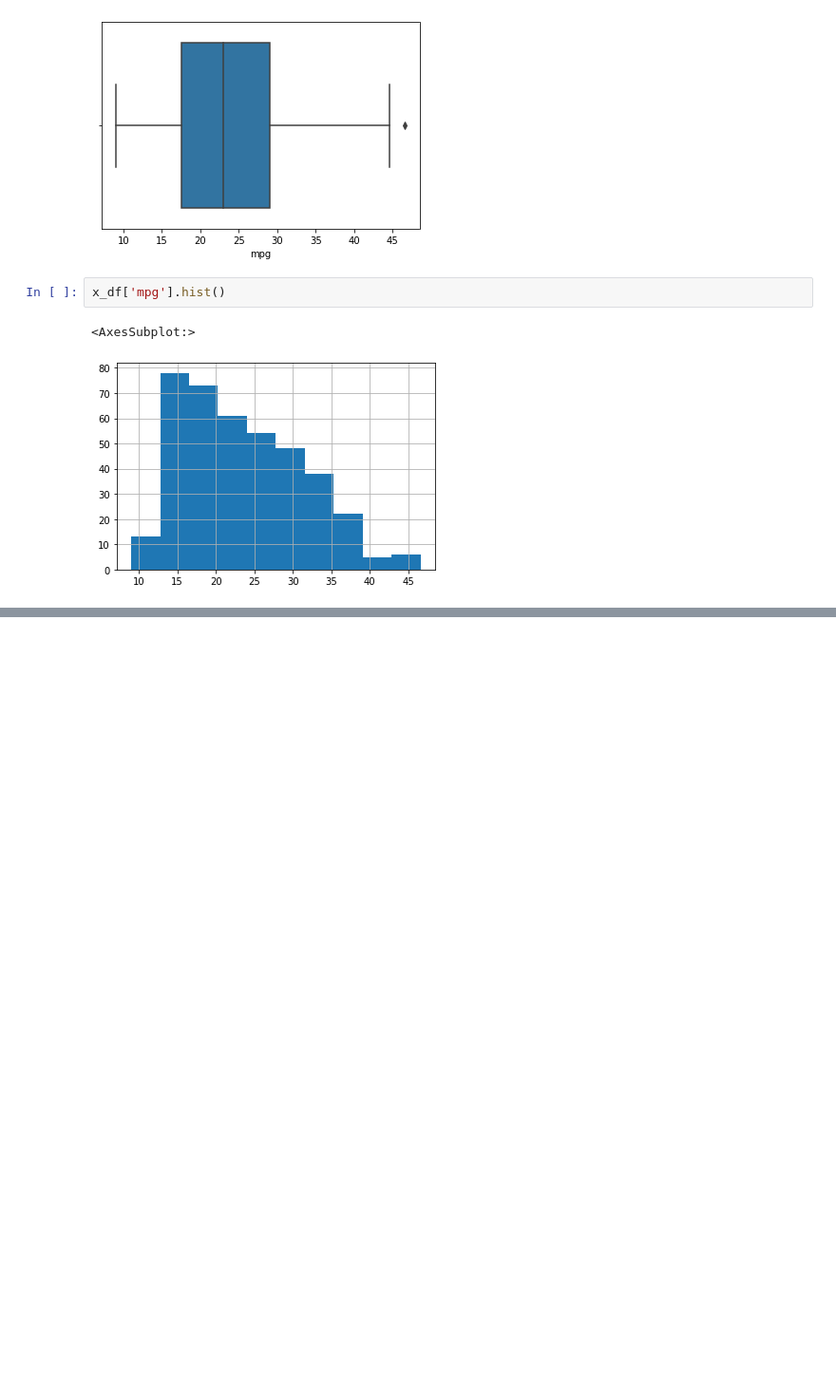
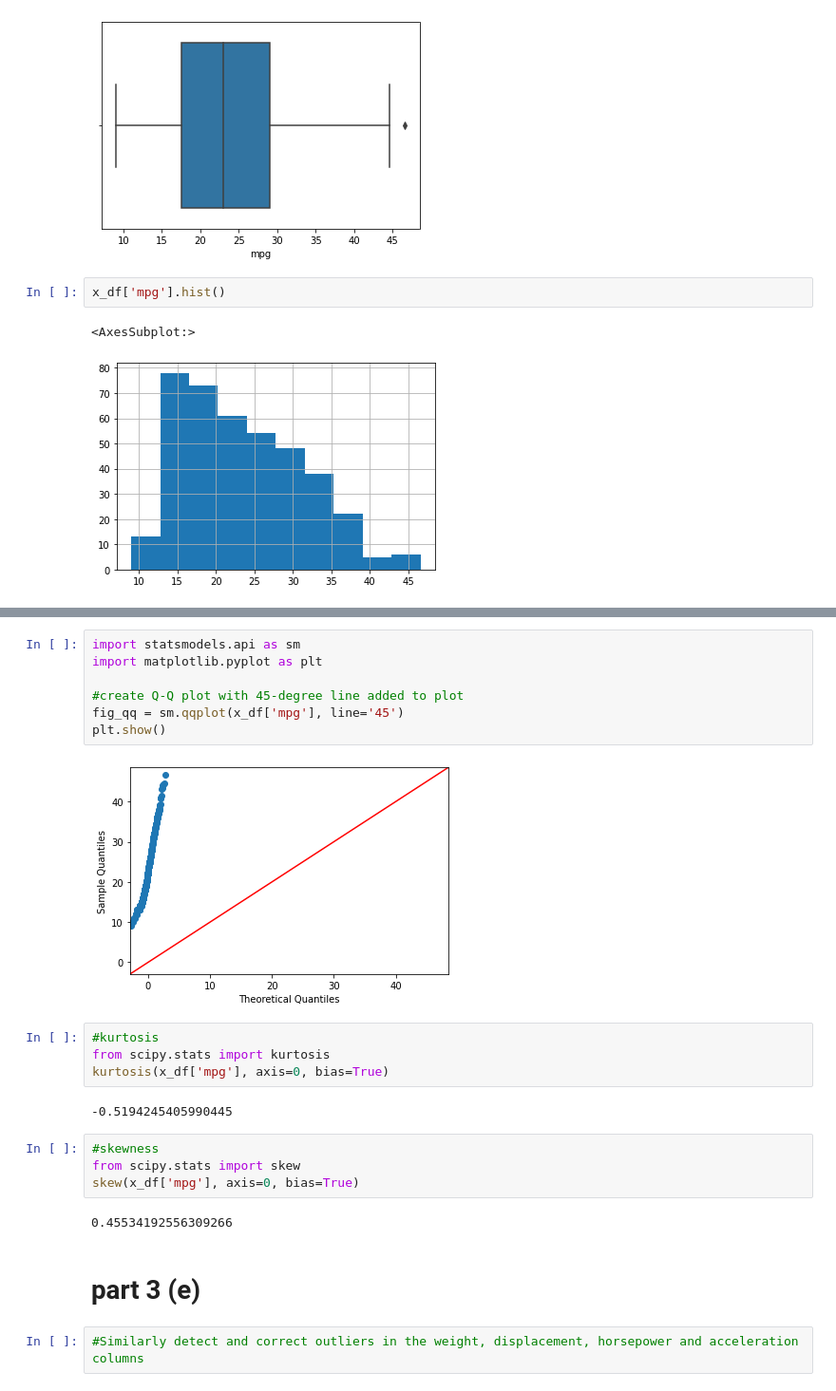
Before and after one commit to shrutikatkade/DM___, a Jupyter notebook: Practical-01.ipynb, the cells around one changed output, grey strips where cells are left out. Shown at 95% size. Drawn from its saved outputs; the diff is of its cells as text; blank space fills up the shorter version.

```diff
--- a/Practical-01.ipynb
+++ b/Practical-01.ipynb
@@ -440,0 +504,25 @@ x_df['mpg'].hist()
+# %%
+import statsmodels.api as sm
+import matplotlib.pyplot as plt
+
+#create Q-Q plot with 45-degree line added to plot
+fig_qq = sm.qqplot(x_df['mpg'], line='45')
+plt.show()
+# %% [output]
+[figure, added]
+# %%
+#kurtosis
+from scipy.stats import kurtosis
+kurtosis(x_df['mpg'], axis=0, bias=True)
+# %% [output]
+-0.5194245405990445
+# %%
+#skewness
+from scipy.stats import skew
+skew(x_df['mpg'], axis=0, bias=True)
+# %% [output]
+0.45534192556309266
+# %% [markdown]
+# part 3 (e)
+# %%
+#Similarly detect and correct outliers in the weight, displacement, horsepower and acceleration columns
```
Also changed, not shown: parts of 86 cells of this notebook, 1 other file.
